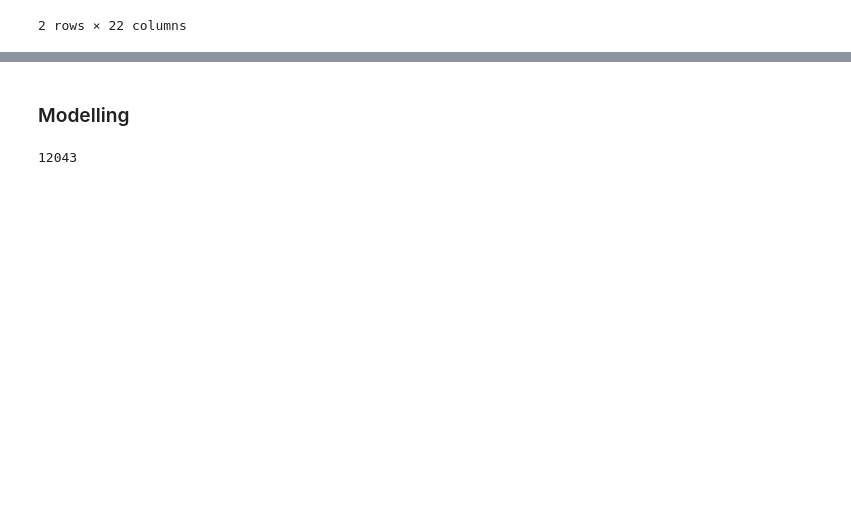
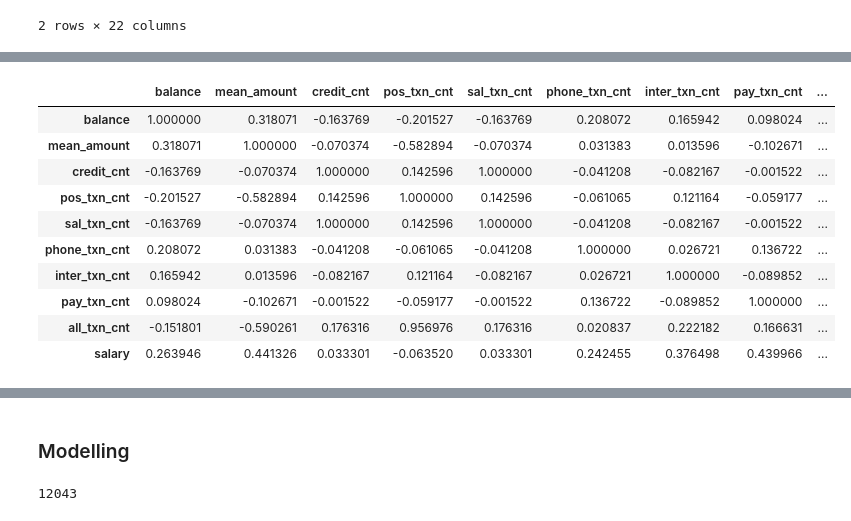
Before and after one commit to Zeeniye/data-anz-virtual-experience-insidesherpa, a Jupyter notebook: data-anz-virtual-internship.ipynb, the cells around one changed output, grey strips where cells are left out. Saved outputs shown, nothing was run; the diff lists cells and outputs as text; code cells hidden in the pictures; blank space fills up the shorter version.

Commit message:
make DataFrame for predictions

```diff
--- a/data-anz-virtual-internship.ipynb
+++ b/data-anz-virtual-internship.ipynb
@@ -338,0 +484,6 @@ The file will have its original line endings in your working directory
+# %%
+# For the annual salary
+grp_sal = trans_df[trans_df['txn_description'] == 'PAY/SALARY'][['customer_id','amount']]
+grp_sal = grp_sal.groupby('customer_id', as_index=False).agg(sum)
+grp_sal.columns = ['customer_id', 'salary']
+grp_sal['salary'] *= 4 # the data look static so 12 / 3 = 4 right!!
@@ -338,0 +510,20 @@ The file will have its original line endings in your working directory
+# %%
+grp_bal = trans_df[['customer_id', 'balance']]
+grp_bal = grp_bal.groupby('customer_id', as_index=False).agg(lambda x: x[-1]) # get the last value (transaction)
+grp_bal.columns = ['customer_id', 'balance']
+# %%
+# Get the mean value (amount) of transaction the customer do
+grp_amt = trans_df[['customer_id', 'amount']]
+grp_amt = grp_amt.groupby('customer_id', as_index=False).agg(np.mean)
+grp_amt.columns = ['customer_id', 'mean_amount']
+# %%
+merge_col = grp_bal.merge(trans_df[['customer_id', 'gender', 'age', 'customer_state']], on='customer_id', how='left')
+merge_col = merge_col.drop_duplicates().reset_index(drop=True)
+
+df_grp = [grp_amt, credit_cnt, pos_cnt, sal_cnt, phn_cnt, inter_cnt, pay_cnt, cnt_all, grp_sal]
+for i in df_grp:
+    merge_col = merge_col.merge(i, on='customer_id', how='left')
+
+train_df = merge_col.fillna(0) # Because many customer don't do phone bank or inter bank, the default become null which mean actually 0
+train_df['phone_txn_cnt'] = train_df['phone_txn_cnt'].astype('int64')
+train_df['inter_txn_cnt'] = train_df['inter_txn_cnt'].astype('int64')
@@ -338,0 +576,14 @@ The file will have its original line endings in your working directory
+# %%
+train_df.corr()
+# %% [output]
+|  | balance | mean_amount | credit_cnt | pos_txn_cnt | sal_txn_cnt | phone_txn_cnt | inter_txn_cnt | pay_txn_cnt | ... |
+| balance | 1.000000 | 0.318071 | -0.163769 | -0.201527 | -0.163769 | 0.208072 | 0.165942 | 0.098024 | ... |
+| mean_amount | 0.318071 | 1.000000 | -0.070374 | -0.582894 | -0.070374 | 0.031383 | 0.013596 | -0.102671 | ... |
+| credit_cnt | -0.163769 | -0.070374 | 1.000000 | 0.142596 | 1.000000 | -0.041208 | -0.082167 | -0.001522 | ... |
+| pos_txn_cnt | -0.201527 | -0.582894 | 0.142596 | 1.000000 | 0.142596 | -0.061065 | 0.121164 | -0.059177 | ... |
+| sal_txn_cnt | -0.163769 | -0.070374 | 1.000000 | 0.142596 | 1.000000 | -0.041208 | -0.082167 | -0.001522 | ... |
+| phone_txn_cnt | 0.208072 | 0.031383 | -0.041208 | -0.061065 | -0.041208 | 1.000000 | 0.026721 | 0.136722 | ... |
+| inter_txn_cnt | 0.165942 | 0.013596 | -0.082167 | 0.121164 | -0.082167 | 0.026721 | 1.000000 | -0.089852 | ... |
+| pay_txn_cnt | 0.098024 | -0.102671 | -0.001522 | -0.059177 | -0.001522 | 0.136722 | -0.089852 | 1.000000 | ... |
+| all_txn_cnt | -0.151801 | -0.590261 | 0.176316 | 0.956976 | 0.176316 | 0.020837 | 0.222182 | 0.166631 | ... |
+| salary | 0.263946 | 0.441326 | 0.033301 | -0.063520 | 0.033301 | 0.242455 | 0.376498 | 0.439966 | ... |
```
Also changed, not shown: parts of 26 cells of this notebook.
